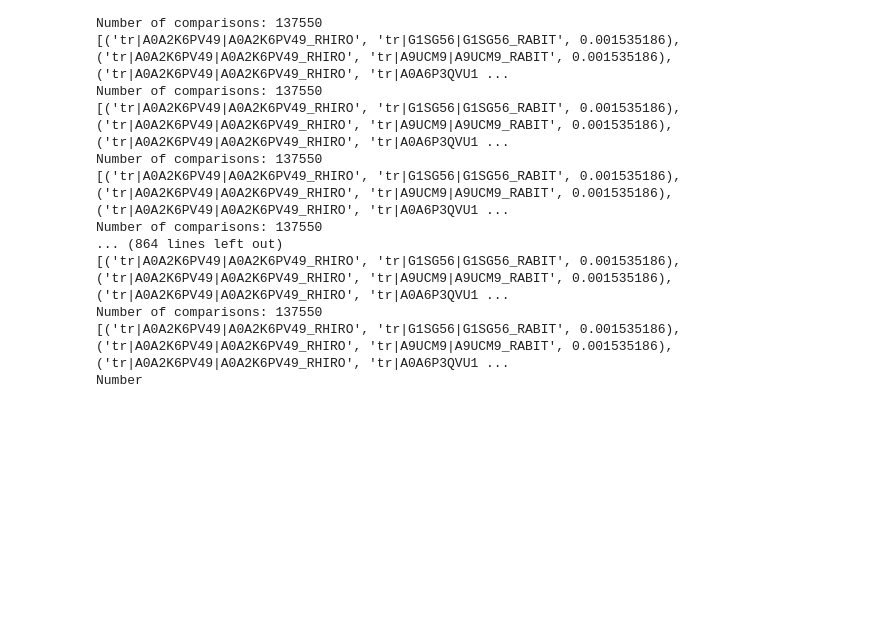
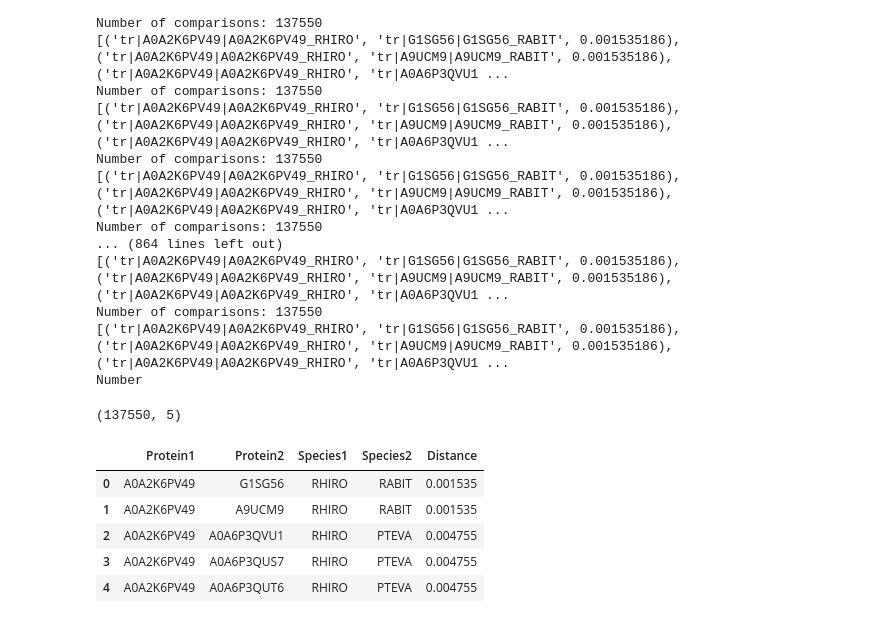
Before and after one commit to briskicedteaa/Filler-Name, a Jupyter notebook: 02_FOXP2_Phylogeny.ipynb, the cells around one changed output. Drawn from its saved outputs; the diff is of its cells as text; code cells hidden in the pictures; blank space fills up the shorter version.

Commit message:
Created species-pair df

```diff
--- a/02_FOXP2_Phylogeny.ipynb
+++ b/02_FOXP2_Phylogeny.ipynb
@@ -113,3 +113,34 @@ Number of comparisons: 137550
 Number of comparisons: 137550
 [('tr|A0A2K6PV49|A0A2K6PV49_RHIRO', 'tr|G1SG56|G1SG56_RABIT', 0.001535186), ('tr|A0A2K6PV49|A0A2K6PV49_RHIRO', 'tr|A9UCM9|A9UCM9_RABIT', 0.001535186), ('tr|A0A2K6PV49|A0A2K6PV49_RHIRO', 'tr|A0A6P3QVU1 ...
 Number
+# %%
+import pandas as pd
+
+records = []
+
+for p1, p2, dist in distances:
+  full1 = p1.split("|")[-1]
+  full2 = p2.split("|")[-1]
+
+  protein1, species1 = full1.rsplit("_", 1)
+  protein2, species2 = full2.rsplit("_", 2)
+
+  records.append({
+      "Protein1": protein1,
+      "Protein2": protein2,
+      "Species1": species1,
+      "Species2": species2,
+      "Distance": dist
+  })
+
+distance_df = pd.DataFrame(records)
+print(distance_df.shape)
+distance_df.head()
+# %% [output]
+(137550, 5)
+|  | Protein1 | Protein2 | Species1 | Species2 | Distance |
+| 0 | A0A2K6PV49 | G1SG56 | RHIRO | RABIT | 0.001535 |
+| 1 | A0A2K6PV49 | A9UCM9 | RHIRO | RABIT | 0.001535 |
+| 2 | A0A2K6PV49 | A0A6P3QVU1 | RHIRO | PTEVA | 0.004755 |
+| 3 | A0A2K6PV49 | A0A6P3QUS7 | RHIRO | PTEVA | 0.004755 |
+| 4 | A0A2K6PV49 | A0A6P3QUT6 | RHIRO | PTEVA | 0.004755 |
```
